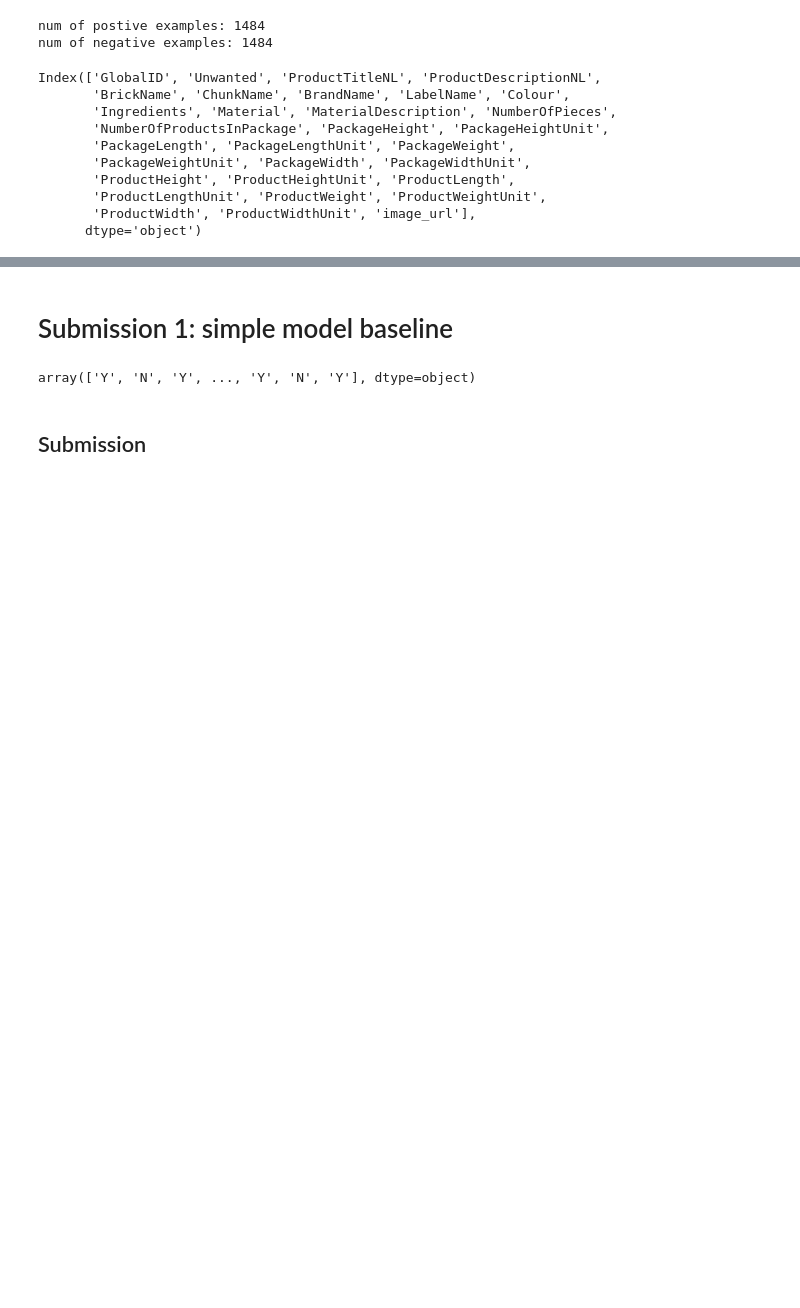
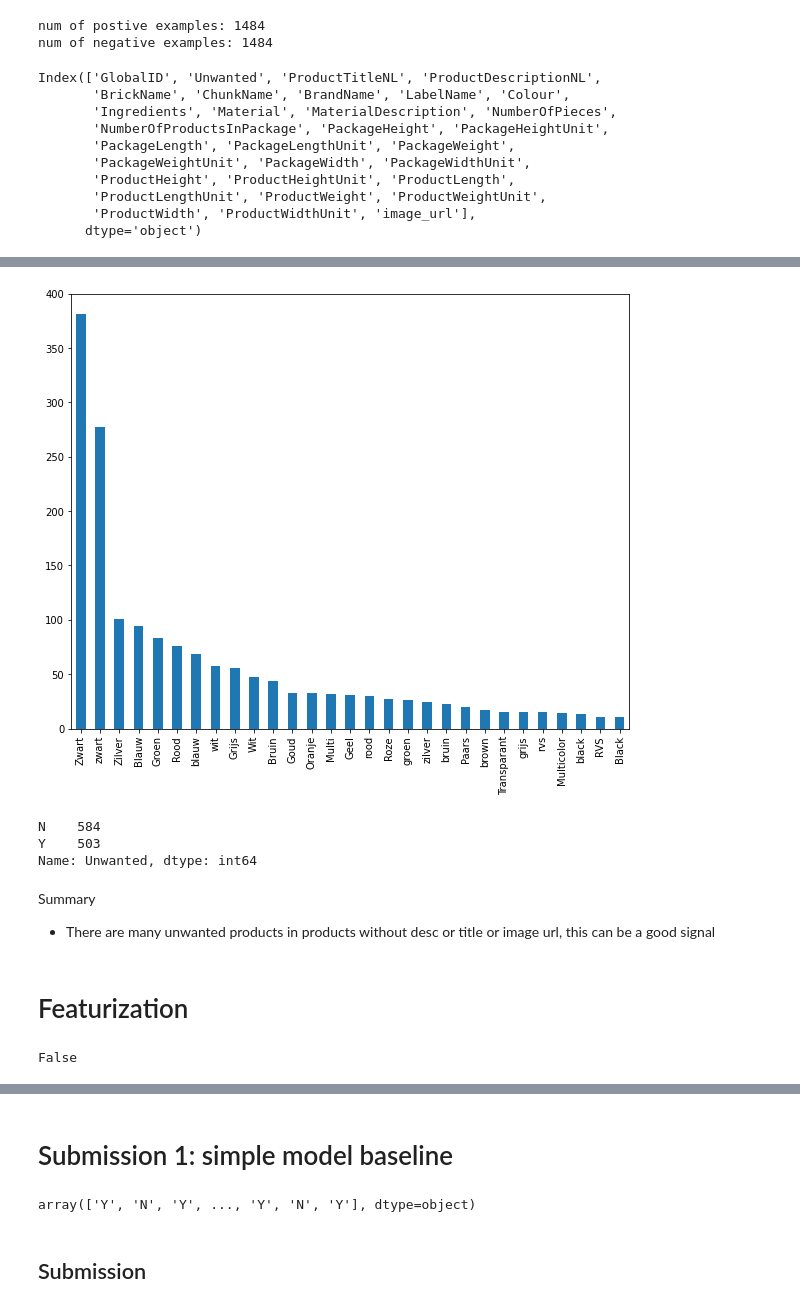
Before and after one commit to wlongxiang/bolcomp, a Jupyter notebook: unwanted_product_challenge.ipynb, the cells around one changed output, grey strips where cells are left out. Cells and saved outputs as stored; diff of their text form; code cells hidden in the pictures; blank space fills up the shorter version.

```diff
--- a/unwanted_product_challenge.ipynb
+++ b/unwanted_product_challenge.ipynb
@@ -77,0 +352,21 @@ unwanted percent is: 0.7407407407407407
+# %%
+fig = plt.figure(figsize=(10,8))
+ax = fig.subplots()
+brand_name_val_count = train_df.Colour.value_counts()
+brand_name_val_count = brand_name_val_count[brand_name_val_count > 10]
+brand_name_val_count.plot(kind='bar', ax = ax);
+# %% [output]
+[figure, added]
+# %%
+# let's look at brand name
+temp = train_df[train_df.Material.isnull()]
+temp.Unwanted.value_counts()
+# %% [output]
+N    584
+Y    503
+Name: Unwanted, dtype: int64
+# %% [markdown]
+Summary
+- There are many unwanted products in products without desc or title or image url, this can be a good signal
+# %% [markdown]
+# Featurization
@@ -77,0 +410,5 @@ unwanted percent is: 0.7407407407407407
+# %%
+import os
+os.path.exists("data/imgs/train/1004004006942311.jpg")
+# %% [output]
+False
```
Also changed, not shown: parts of 63 cells of this notebook, 2 other files.
